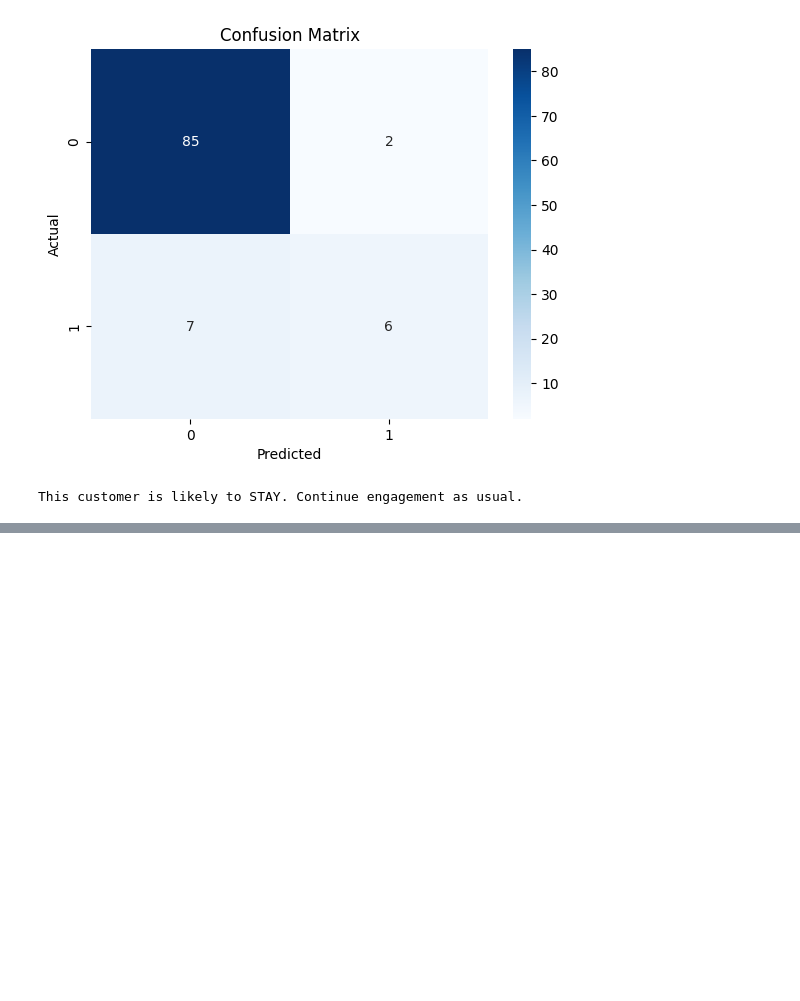
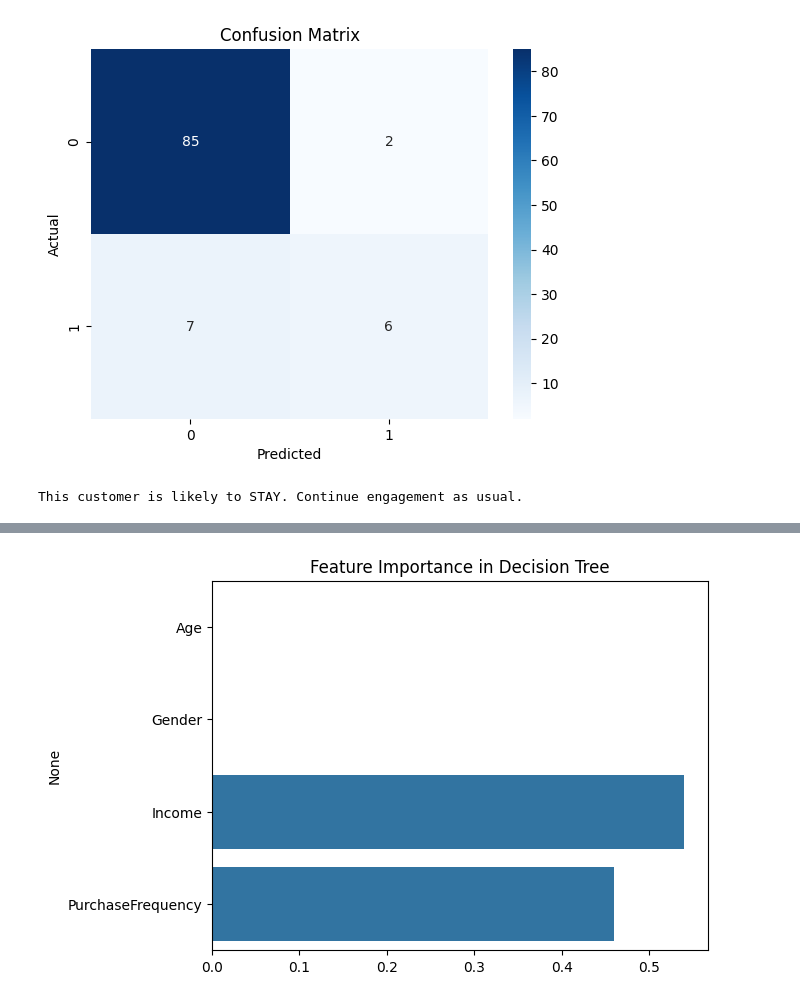
Before and after one commit to AnuragSen370/Anurag-Sen, a Jupyter notebook: Customer_Classification.ipynb, the cells around one changed output, grey strips where cells are left out. Saved outputs shown, nothing was run; the diff lists cells and outputs as text; code cells hidden in the pictures; blank space fills up the shorter version.

```diff
--- a/Customer_Classification.ipynb
+++ b/Customer_Classification.ipynb
@@ -154,0 +224,7 @@ This customer is likely to STAY. Continue engagement as usual.
+# %%
+feature_importance = pd.Series(clf.feature_importances_, index=X.columns)
+sns.barplot(x=feature_importance.values, y=feature_importance.index)
+plt.title("Feature Importance in Decision Tree")
+plt.show()
+# %% [output]
+[figure, added]
```
Also changed, not shown: parts of 11 cells of this notebook.
